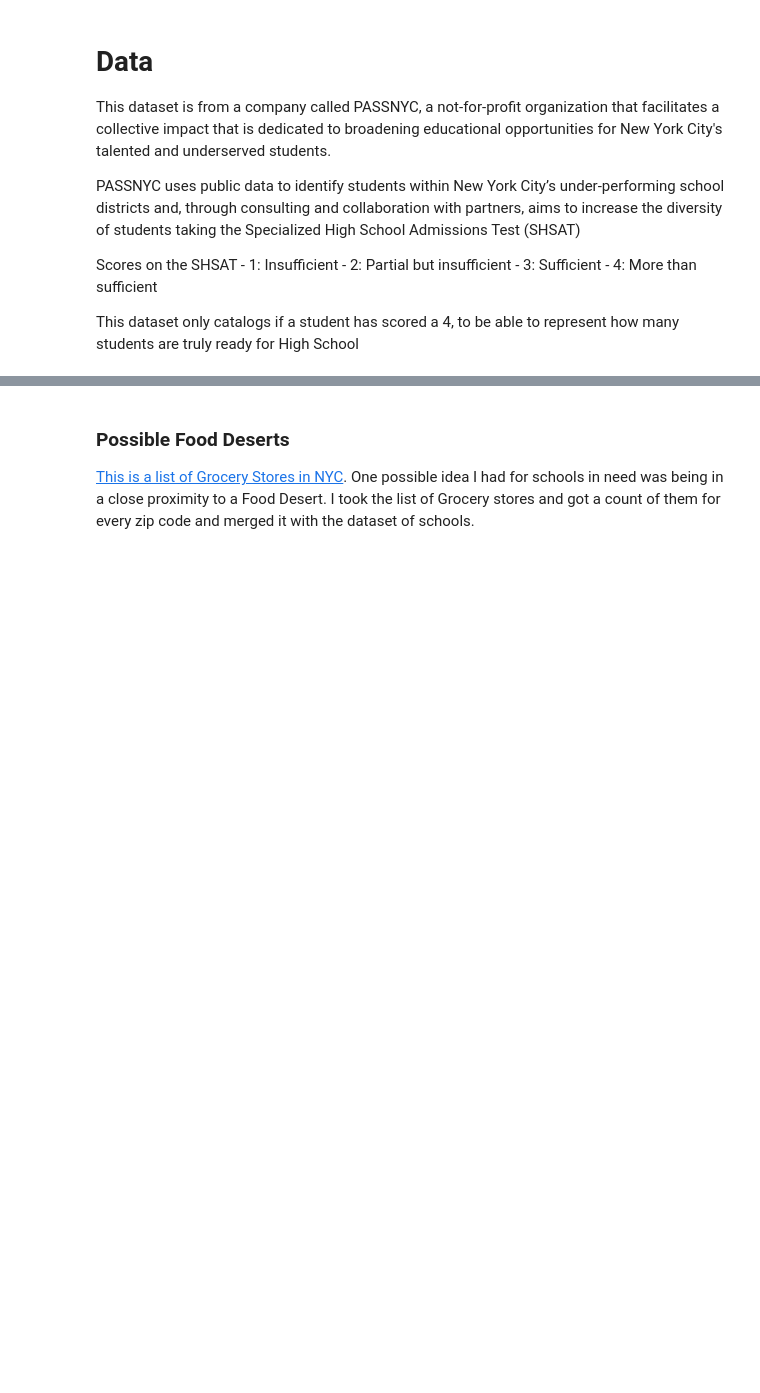
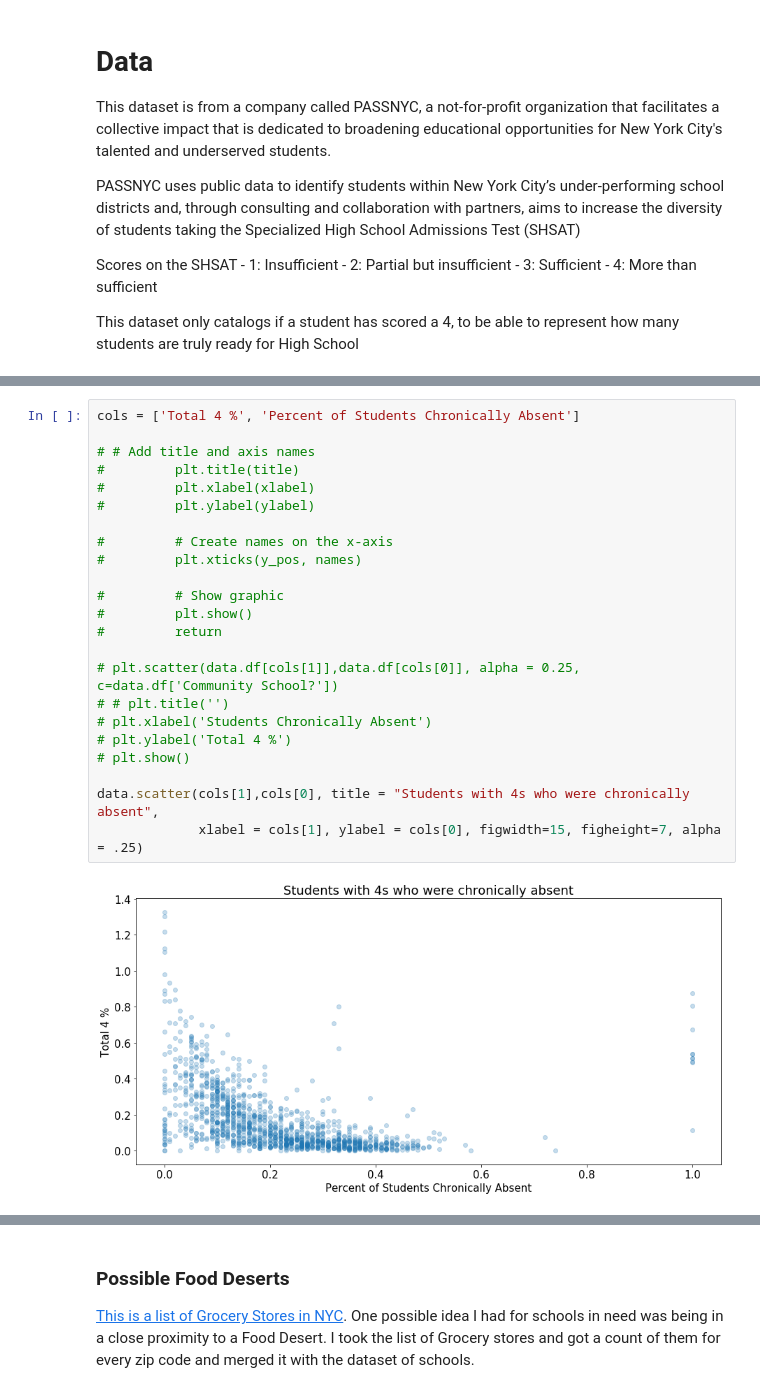
Before and after one commit to mwmcnall/Honors-College-Project, a Jupyter notebook: Honors College Data stuff.ipynb, the cells around one changed output, grey strips where cells are left out. Drawn from its saved outputs; the diff is of its cells as text; blank space fills up the shorter version.

```diff
--- a/Honors College Data stuff.ipynb
+++ b/Honors College Data stuff.ipynb
@@ -458,0 +583,25 @@ data = SchoolData(df)
+# %%
+cols = ['Total 4 %', 'Percent of Students Chronically Absent']
+
+# # Add title and axis names
+#         plt.title(title)
+#         plt.xlabel(xlabel)
+#         plt.ylabel(ylabel)
+
+#         # Create names on the x-axis
+#         plt.xticks(y_pos, names)
+
+#         # Show graphic
+#         plt.show()
+#         return
+
+# plt.scatter(data.df[cols[1]],data.df[cols[0]], alpha = 0.25, c=data.df['Community School?'])
+# # plt.title('')
+# plt.xlabel('Students Chronically Absent')
+# plt.ylabel('Total 4 %')
+# plt.show()
+
+data.scatter(cols[1],cols[0], title = "Students with 4s who were chronically absent",
+             xlabel = cols[1], ylabel = cols[0], figwidth=15, figheight=7, alpha = .25)
+# %% [output]
+[figure, added]
```
Also changed, not shown: parts of 7 cells of this notebook, 1 other file.
